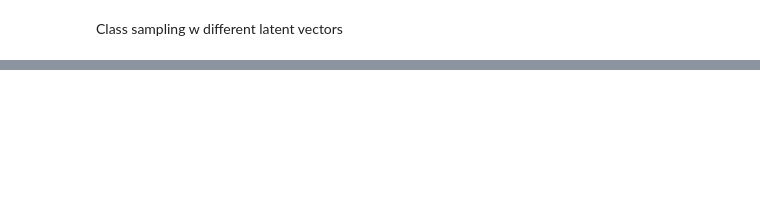
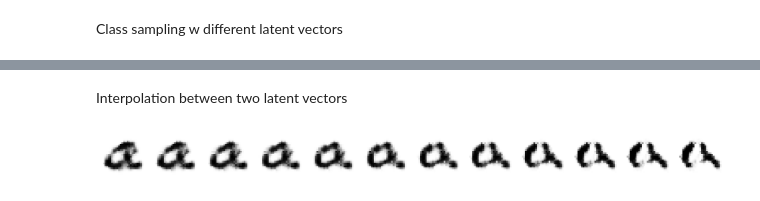
Before and after one commit to amrpom/mal_2, a Jupyter notebook: assignment_2/assignment.ipynb, the cells around one changed output, grey strips where cells are left out. Drawn from its saved outputs; the diff is of its cells as text; code cells hidden in the pictures; blank space fills up the shorter version.

```diff
--- a/assignment_2/assignment.ipynb
+++ b/assignment_2/assignment.ipynb
@@ -381,0 +369,25 @@ plt.show()
+# %% [markdown]
+Interpolation between two latent vectors
+# %%
+n_steps = 12
+
+z0 = keras.random.normal(shape=(1, latent_dim))
+z1 = keras.random.normal(shape=(1, latent_dim))
+
+samples = tf.linspace(0.0, 1.0, n_steps)
+Z = tf.concat([z0 * (1 - a) + z1 * a for a in samples], axis=0)
+
+labels = tf.fill((n_steps,), 0)
+labels = tf.keras.utils.to_categorical(labels, num_classes=num_classes)
+
+imgs = generator([Z, labels])
+
+plt.figure(figsize=(n_steps * 1.5, 2))
+for i in range(n_steps):
+    plt.subplot(1, n_steps, i + 1)
+    plt.imshow(imgs[i], cmap='binary')
+    plt.axis('off')
+plt.tight_layout()
+plt.show()
+# %% [output]
+[figure, added]
```
Also changed, not shown: parts of 11 cells of this notebook.
